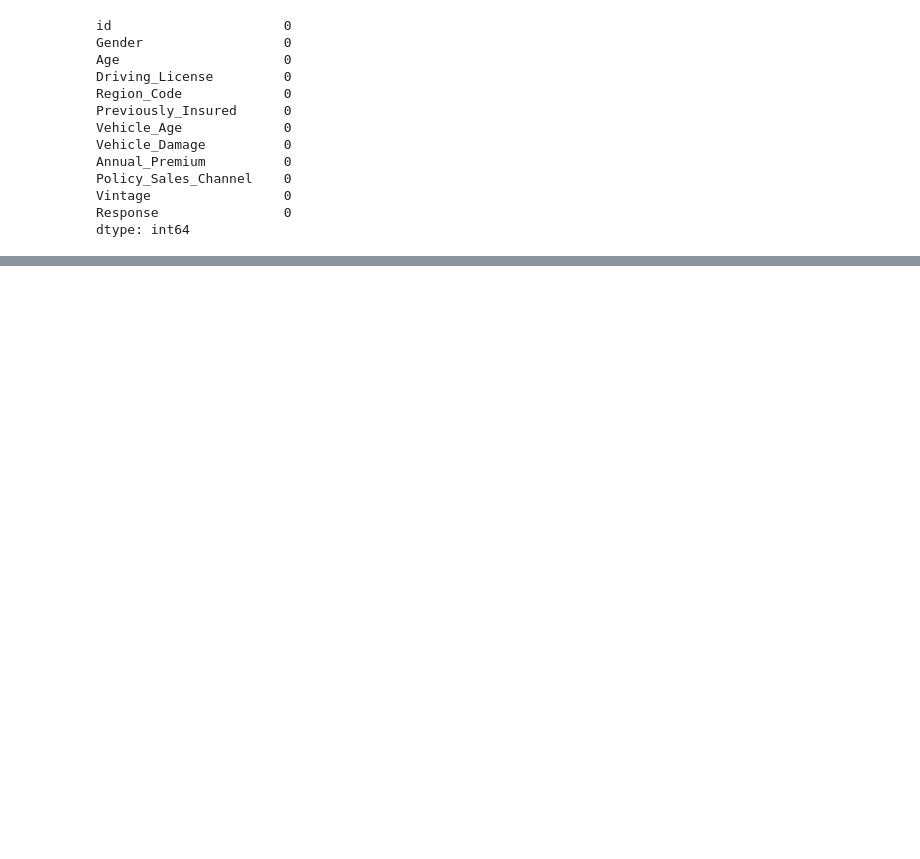
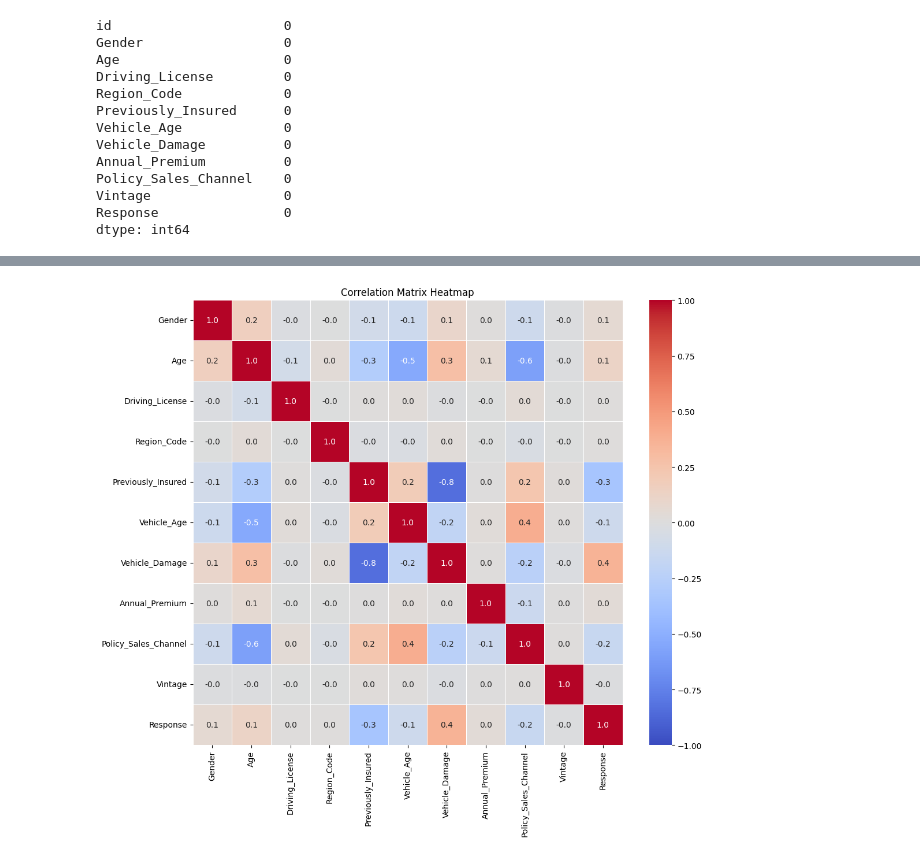
Before and after one commit to JeremiasRyser/final_project_Binary_Classification, a Jupyter notebook: notebooks/mario/M_01_EDA.ipynb, the cells around one changed output, grey strips where cells are left out. Drawn from its saved outputs; the diff is of its cells as text; code cells hidden in the pictures; blank space fills up the shorter version.

```diff
--- a/notebooks/mario/M_01_EDA.ipynb
+++ b/notebooks/mario/M_01_EDA.ipynb
@@ -116,0 +176,18 @@ plt.show()
+# %%
+# Create a new DataFrame with converted numerical types
+df_numerical = pd.DataFrame({
+    'Gender': df_train['Gender'].astype('category').cat.codes,
+    'Age': df_train['Age'],
+    'Driving_License': df_train['Driving_License'],
+    'Region_Code': df_train['Region_Code'].astype(int),
+    'Previously_Insured': df_train['Previously_Insured'],
+    'Vehicle_Age': df_train['Vehicle_Age'].astype('category').cat.codes,
+    'Vehicle_Damage': df_train['Vehicle_Damage'].astype('category').cat.codes,
+    'Annual_Premium': df_train['Annual_Premium'].astype(float),
+    'Policy_Sales_Channel': df_train['Policy_Sales_Channel'].astype(int),
+    'Vintage': df_train['Vintage'],
+    'Response': df_train['Response']
+})
+
+# Verify the data types in the new DataFrame
+df_numerical.dtypes
@@ -116,0 +216,11 @@ plt.show()
+# %%
+# Compute the correlation matrix
+corr_matrix = df_numerical.corr()
+
+# Plot the heatmap
+plt.figure(figsize=(12, 10))
+sns.heatmap(corr_matrix, annot=True, fmt='.1f', cmap='coolwarm', vmin=-1, vmax=1, linewidths=0.5)
+plt.title('Correlation Matrix Heatmap')
+plt.show()
+# %% [output]
+[figure, added]
```
Also changed, not shown: parts of 9 cells of this notebook.
